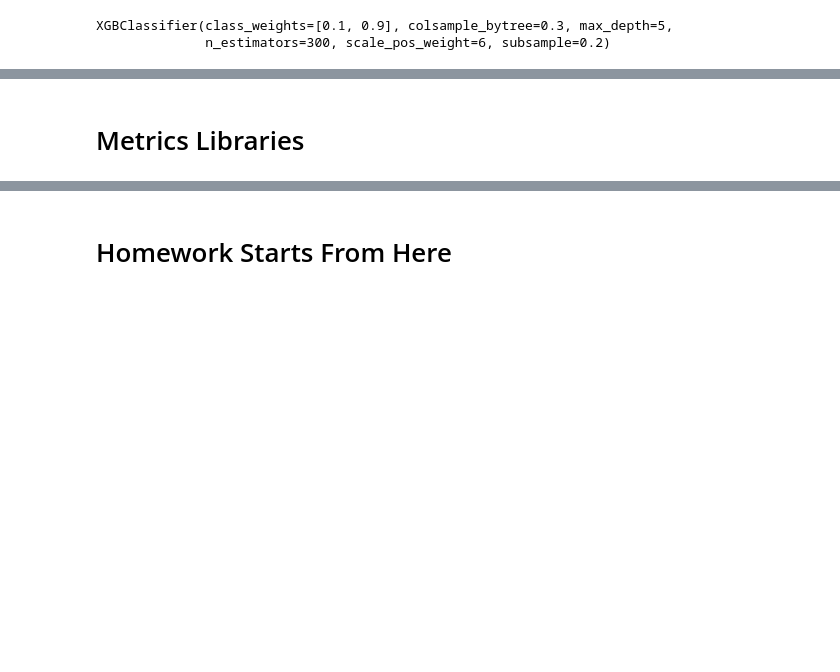
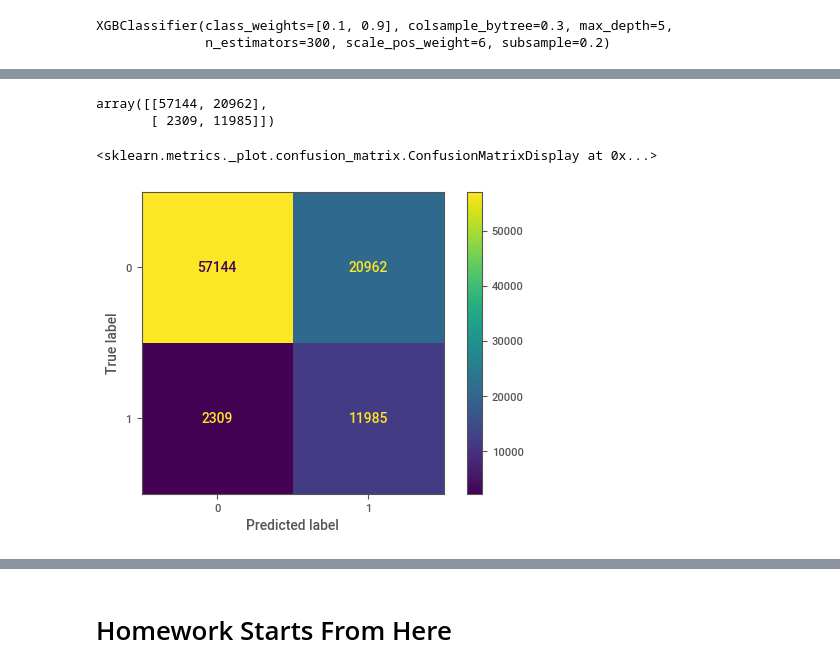
Before and after one commit to univai-ghf/ClassificationWorkshop, a Jupyter notebook: Classification_main_&_homework.ipynb, the cells around one changed output, grey strips where cells are left out. Saved outputs shown, nothing was run; the diff lists cells and outputs as text; code cells hidden in the pictures; blank space fills up the shorter version.

```diff
--- a/Classification_main_&_homework.ipynb
+++ b/Classification_main_&_homework.ipynb
@@ -253,5 +405,3 @@ XGBClassifier(class_weights=[0.1, 0.9], colsample_bytree=0.3, max_depth=5,
-# %% [markdown]
-# Metrics Libraries
 # %%
 from sklearn.metrics import accuracy_score
 from sklearn.metrics import confusion_matrix,ConfusionMatrixDisplay
@@ -264,0 +415,3 @@ from sklearn.metrics import precision_recall_curve
+# %%
+predictions_test = xgb.predict(df_all_test1)
+actuals_test = y_test1
@@ -264,0 +420,12 @@ from sklearn.metrics import precision_recall_curve
+# %%
+cfmat = confusion_matrix(actuals_test, predictions_test)
+cfmat
+# %% [output]
+array([[57144, 20962],
+       [ 2309, 11985]])
+# %%
+cmd = ConfusionMatrixDisplay(cfmat)
+cmd.plot(values_format='')
+# %% [output]
+<sklearn.metrics._plot.confusion_matrix.ConfusionMatrixDisplay at 0x...>
+[figure, added]
```
Also changed, not shown: parts of 89 cells of this notebook.
